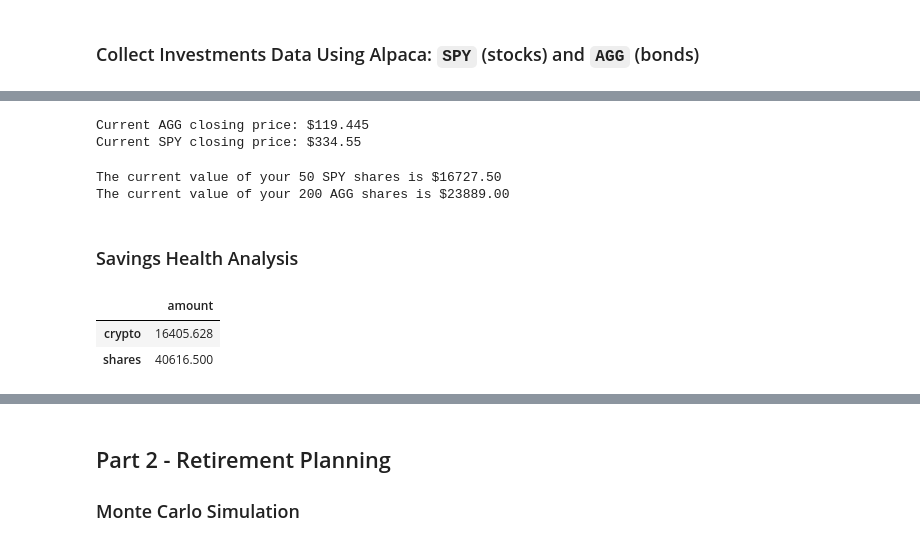
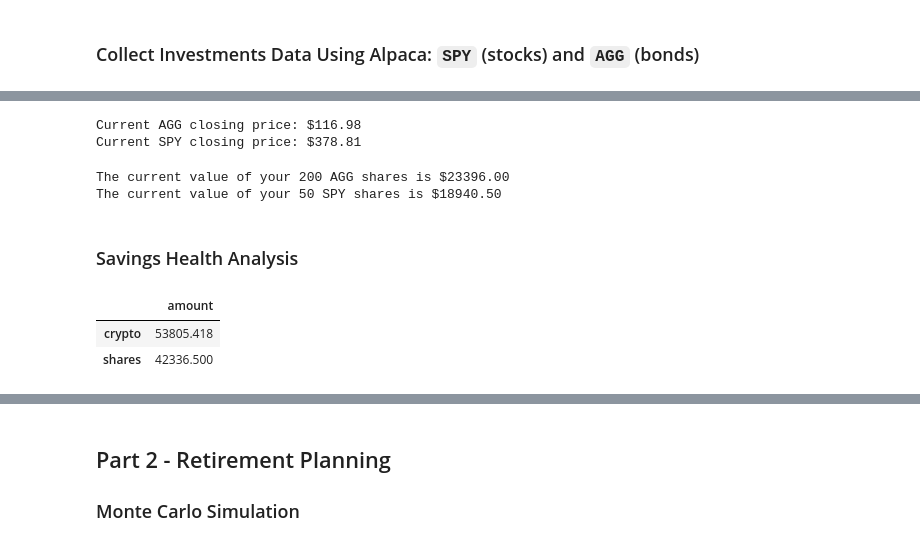
Before and after one commit to franchad/API_homework, a Jupyter notebook: financial-planner.ipynb, the cells around one changed output, grey strips where cells are left out. Saved outputs shown, nothing was run; the diff lists cells and outputs as text; code cells hidden in the pictures.

```diff
--- a/financial-planner.ipynb
+++ b/financial-planner.ipynb
@@ -61,12 +61,14 @@ TypeError: unsupported operand type(s) for +: 'dict' and 'dict'
 # %%
 # Set Alpaca API key and secret
-# YOUR CODE HERE!
+alpaca_api_key = os.getenv('ALPACA_API_KEY')
+alpaca_secret_key = os.getenv('ALPACA_SECRET_KEY')
 
 # Create the Alpaca API object
-# YOUR CODE HERE!
+alpaca = tradeapi.REST(
+alpaca_api_key,alpaca_secret_key, api_version="v2")
 # %%
 # Format current date as ISO format
-# YOUR CODE HERE!
+today = pd.Timestamp("2021-01-12", tz="America/New_York").isoformat()
 
 # Set the tickers
 tickers = ["AGG", "SPY"]
@@ -75,7 +77,7 @@ tickers = ["AGG", "SPY"]
 timeframe = "1D"
 
 # Get current closing prices for SPY and AGG
-# YOUR CODE HERE!
+df_investments = alpaca.get_barset(tickers, timeframe, start = today).df
 
 # Preview DataFrame
-# YOUR CODE HERE!
+df_investments.head()
@@ -82,35 +91,40 @@ timeframe = "1D"
 # %%
 # Pick AGG and SPY close prices
-# YOUR CODE HERE!
+agg_close_price = float(df_investments['AGG']['close'][0])
+spy_close_price = float(df_investments['SPY']['close'][0])
 
 # Print AGG and SPY close prices
 print(f"Current AGG closing price: ${agg_close_price}")
 print(f"Current SPY closing price: ${spy_close_price}")
 # %% [output]
-Current AGG closing price: $119.445
-Current SPY closing price: $334.55
+Current AGG closing price: $116.98
+Current SPY closing price: $378.81
 # %%
 # Compute the current value of shares
-# YOUR CODE HERE!
+my_agg_value = my_agg * agg_close_price
+my_spy_value = my_spy * spy_close_price
 
 # Print current value of share
+print(f"The current value of your {my_agg} AGG shares is ${my_agg_value:0.2f}")
 print(f"The current value of your {my_spy} SPY shares is ${my_spy_value:0.2f}")
-print(f"The current value of your {my_agg} AGG shares is ${my_agg_value:0.2f}")
 # %% [output]
-The current value of your 50 SPY shares is $16727.50
-The current value of your 200 AGG shares is $23889.00
+The current value of your 200 AGG shares is $23396.00
+The current value of your 50 SPY shares is $18940.50
 # %% [markdown]
 ### Savings Health Analysis
 # %%
 # Set monthly household income
-# YOUR CODE HERE!
+monthly_income = 12000
 
 # Create savings DataFrame
-# YOUR CODE HERE!
+savings_data = [my_btc_value + my_eth_value,
+               my_agg_value + my_spy_value]
+
+df_savings = pd.DataFrame(savings_data, columns=['amount'], index=['crypto','shares'])
 
 # Display savings DataFrame
 display(df_savings)
 # %% [output]
 |  | amount |
-| crypto | 16405.628 |
-| shares | 40616.500 |
+| crypto | 53805.418 |
+| shares | 42336.500 |
```
Also changed, not shown: parts of 23 cells of this notebook.
